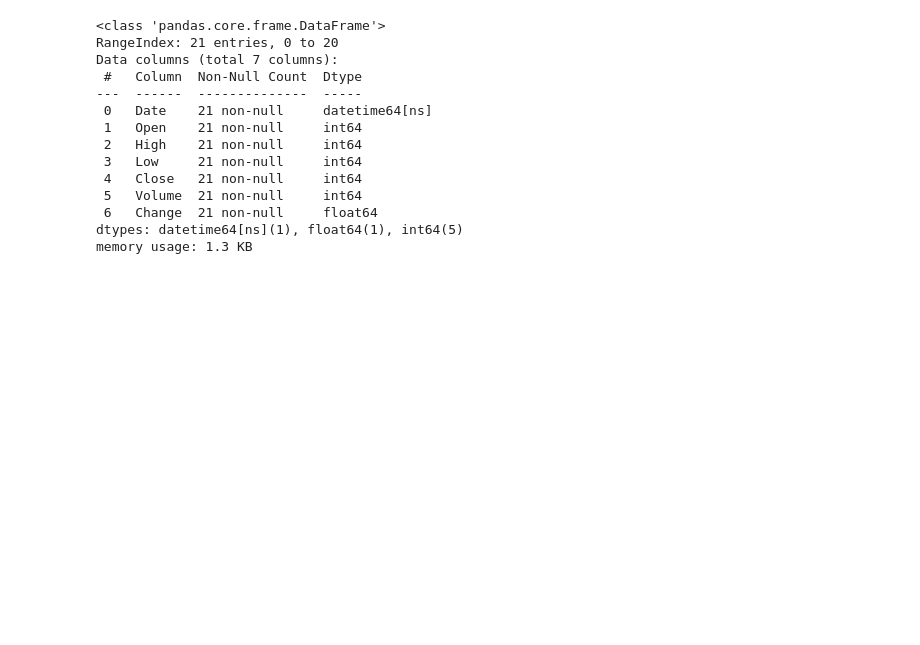
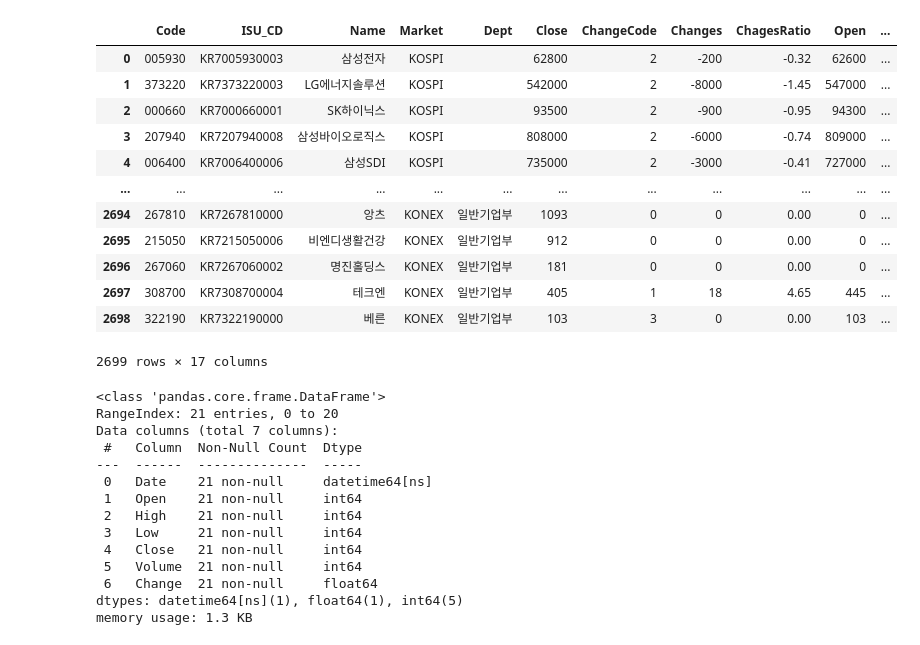
Before and after one commit to kknaks/assingment, a Jupyter notebook: 221228_stock/01_stock_data_base.ipynb, the cells around one changed output. Drawn from its saved outputs; the diff is of its cells as text; code cells hidden in the pictures; blank space fills up the shorter version.

```diff
--- a/221228_stock/01_stock_data_base.ipynb
+++ b/221228_stock/01_stock_data_base.ipynb
@@ -4,6 +6,23 @@ import FinanceDataReader as fdr
 import statsmodels.api as sm
 import seaborn as sns
 from datetime import datetime
+# %%
+df_krx = fdr.StockListing('KRX')
+df_krx
+# %% [output]
+|  | Code | ISU_CD | Name | Market | Dept | Close | ChangeCode | Changes | ChagesRatio | Open | ... |
+| 0 | 005930 | KR7005930003 | 삼성전자 | KOSPI |  | 62800 | 2 | -200 | -0.32 | 62600 | ... |
+| 1 | 373220 | KR7373220003 | LG에너지솔루션 | KOSPI |  | 542000 | 2 | -8000 | -1.45 | 547000 | ... |
+| 2 | 000660 | KR7000660001 | SK하이닉스 | KOSPI |  | 93500 | 2 | -900 | -0.95 | 94300 | ... |
+| 3 | 207940 | KR7207940008 | 삼성바이오로직스 | KOSPI |  | 808000 | 2 | -6000 | -0.74 | 809000 | ... |
+| 4 | 006400 | KR7006400006 | 삼성SDI | KOSPI |  | 735000 | 2 | -3000 | -0.41 | 727000 | ... |
+| ... | ... | ... | ... | ... | ... | ... | ... | ... | ... | ... | ... |
+| 2694 | 267810 | KR7267810000 | 앙츠 | KONEX | 일반기업부 | 1093 | 0 | 0 | 0.00 | 0 | ... |
+| 2695 | 215050 | KR7215050006 | 비엔디생활건강 | KONEX | 일반기업부 | 912 | 0 | 0 | 0.00 | 0 | ... |
+| 2696 | 267060 | KR7267060002 | 명진홀딩스 | KONEX | 일반기업부 | 181 | 0 | 0 | 0.00 | 0 | ... |
+| 2697 | 308700 | KR7308700004 | 테크엔 | KONEX | 일반기업부 | 405 | 1 | 18 | 4.65 | 445 | ... |
+| 2698 | 322190 | KR7322190000 | 베른 | KONEX | 일반기업부 | 103 | 3 | 0 | 0.00 | 103 | ... |
+2699 rows × 17 columns
 # %%
 # 2022.12.22 펜오션
 # %%
```
Also changed, not shown: parts of 20 cells of this notebook, 7 other files.
